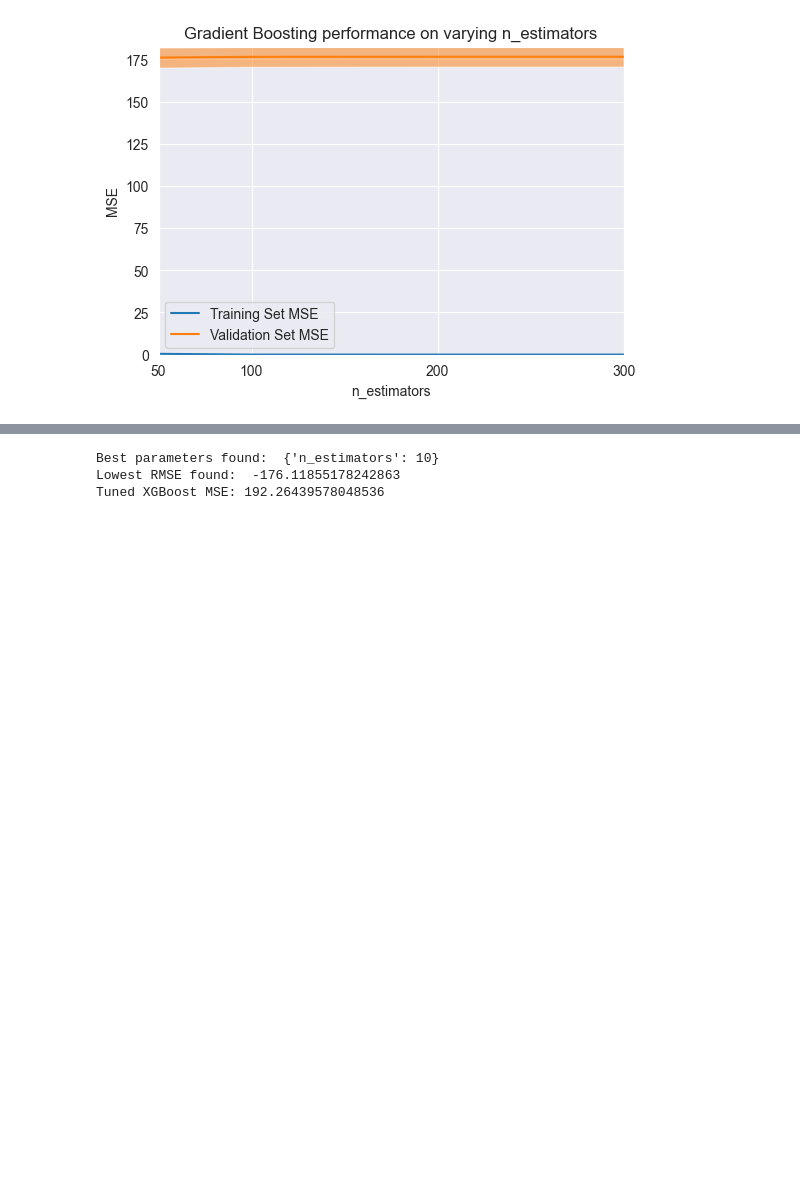
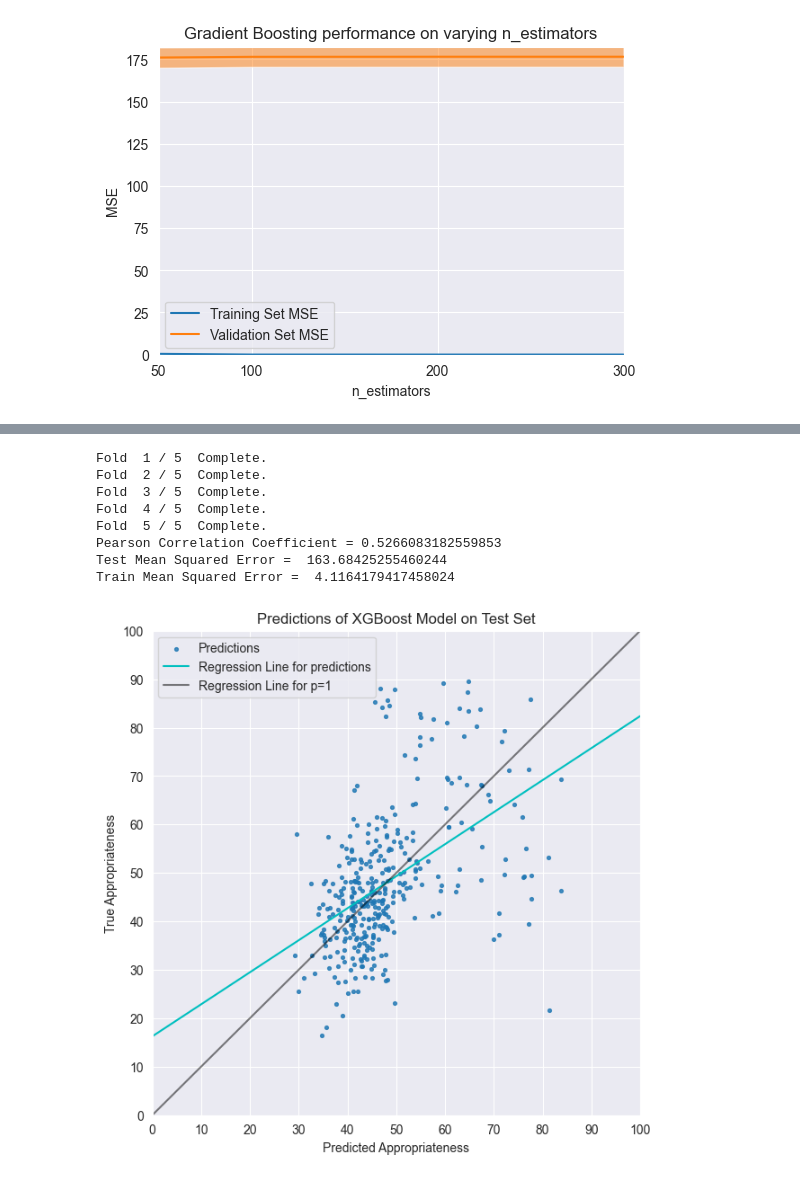
Before and after one commit to vaibhavgoyal212/Auto_QA_gestures, a Jupyter notebook: Models/appropriateness_new_models.ipynb, the cells around one changed output, grey strips where cells are left out. Drawn from its saved outputs; the diff is of its cells as text; code cells hidden in the pictures; blank space fills up the shorter version.

```diff
--- a/Models/appropriateness_new_models.ipynb
+++ b/Models/appropriateness_new_models.ipynb
@@ -46,9 +46,15 @@ rms_distance_path =main_path +  "Dataset/Appropriateness_Features/RMS_Distance_s
 XX_rms_distance_scores = pd.read_csv(rms_distance_path)
 XX_rms_distance_scores.drop(XX_rms_distance_scores.columns[1], axis=1, inplace=True) # Dropping the Spine joint (always 0)
 
-spectral_properties_path =main_path +  "Dataset/Appropriateness_Features/Mean_Spectral_Centroid.csv"
+spectral_properties_path =main_path +  "Dataset/Appropriateness_Features/Mean_Spectral_Centroid_over_time.csv"
 XX_spectral_properties = pd.read_csv(spectral_properties_path, index_col = False)
 print(XX_spectral_properties.columns)
+
+msc_props_path = main_path + "Dataset/Appropriateness_Features/Mean_Spectral_Centroid_props.csv"
+XX_msc_properties = pd.read_csv(msc_props_path, index_col = False)
+
+mfcc_path =main_path +  "Dataset/Appropriateness_Features/Mean_MFCC_over_time.csv"
+XX_mfcc = pd.read_csv(mfcc_path, index_col = False)
 
 labels_path = main_path + "Dataset/Appropriateness_Labels/mean_opinion_scores.csv"
 YY = pd.read_csv(labels_path) # # With Name of "Cond/StudySeq"
@@ -684,24 +682,32 @@ Time taken:  267.6748106479645
 # %%
 #create XGBoost regressor
 #create param grid
-param_grid = {'n_estimators': [10,20,30,40,50,100,200,300]}
+param_grid = {'n_estimators': [10,20,30,40,50,100,200,300,500]}
 xg_reg = XGBRegressor()
+kfolds = KFold(n_splits = 5, shuffle = True)
+# Perform grid search: grid_mse
+grid_mse = GridSearchCV(xg_reg, param_grid, cv=kfolds, scoring='neg_mean_squared_error')
 
-# Perform grid search: grid_mse
-grid_mse = GridSearchCV(xg_reg, param_grid, cv=5, scoring='neg_mean_squared_error')
+predicted_vs_true('XGBoost', grid_mse, XX, YY)
 
-# Fit it to the data
-grid_mse.fit(XX_train, YY_train)
-
-# Print the best parameters and lowest RMSE
-print("Best parameters found: ", grid_mse.best_params_)
-print("Lowest RMSE found: ", grid_mse.best_score_)
-
-# Predict on the test set and compute metrics
-y_pred = grid_mse.predict(XX_test)
-mse = mean_squared_error(YY_test, y_pred)
-print("Tuned XGBoost MSE: {}".format(mse))
+# # Fit it to the data
+# grid_mse.fit(XX_train, YY_train)
+#
+# # Print the best parameters and lowest RMSE
+# print("Best parameters found: ", grid_mse.best_params_)
+# print("Lowest RMSE found: ", grid_mse.best_score_)
+#
+# # Predict on the test set and compute metrics
+# y_pred = grid_mse.predict(XX_test)
+# mse = mean_squared_error(YY_test, y_pred)
+# print("Tuned XGBoost MSE: {}".format(mse))
 # %% [output]
-Best parameters found:  {'n_estimators': 10}
-Lowest RMSE found:  -176.11855178242863
-Tuned XGBoost MSE: 192.26439578048536
+Fold  1 / 5  Complete.
+Fold  2 / 5  Complete.
+Fold  3 / 5  Complete.
+Fold  4 / 5  Complete.
+Fold  5 / 5  Complete.
+Pearson Correlation Coefficient = 0.5266083182559853
+Test Mean Squared Error =  163.68425255460244
+Train Mean Squared Error =  4.1164179417458024
+[figure, added]
```
Also changed, not shown: parts of 13 cells of this notebook, 7 other files.
